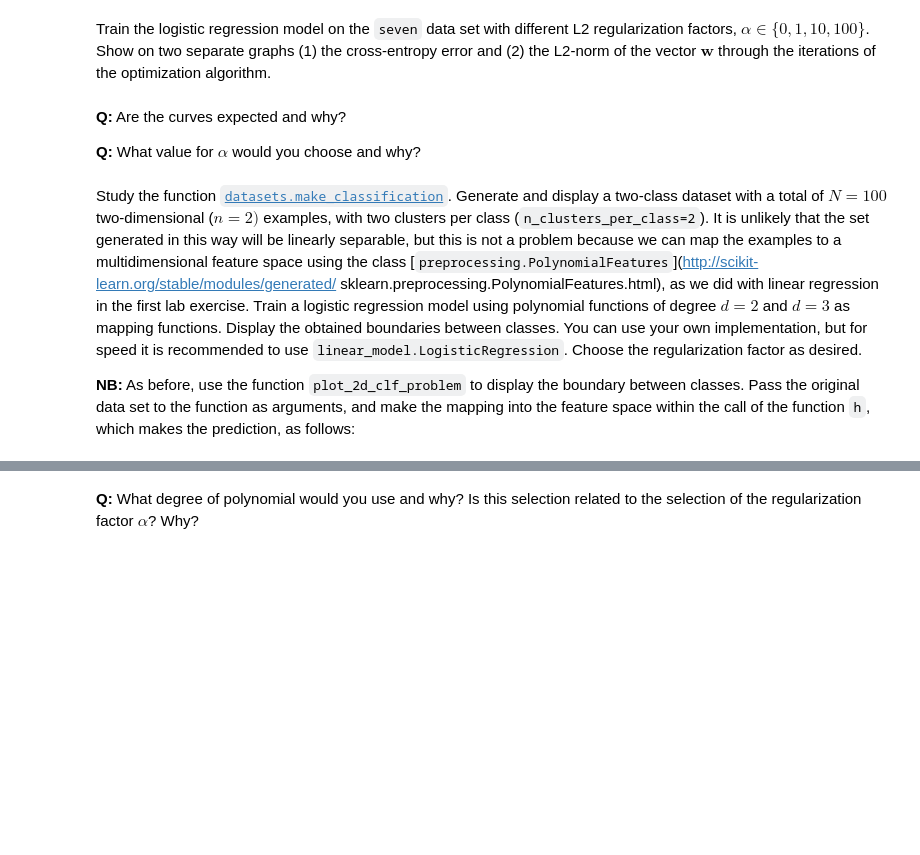
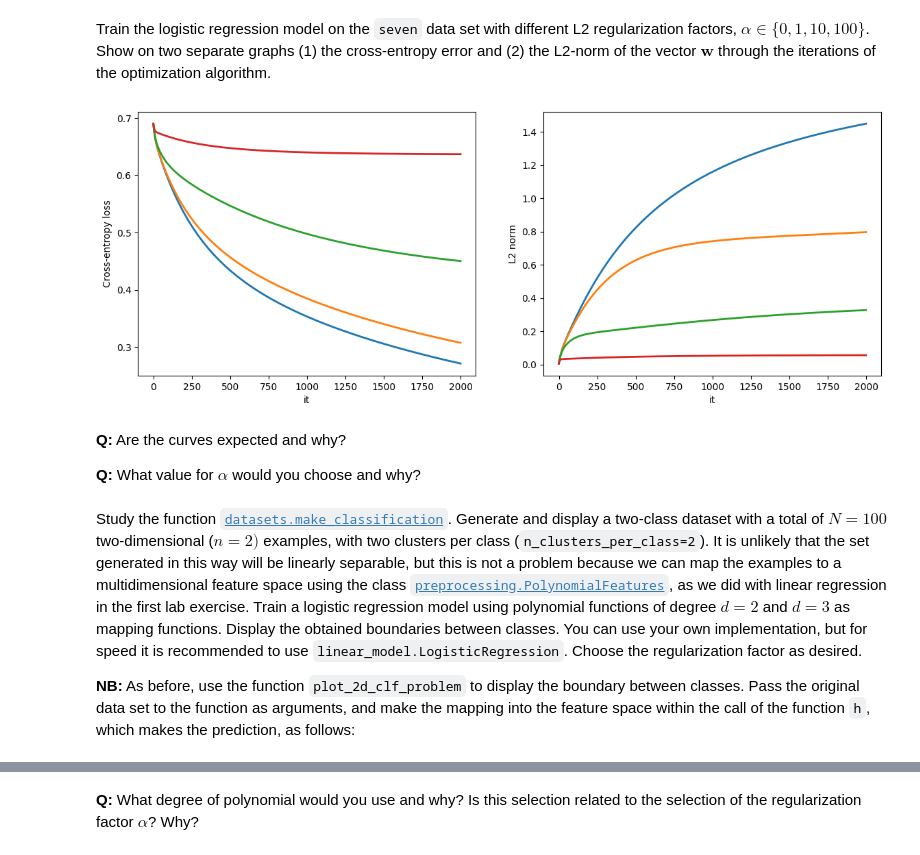
Before and after one commit to Emsamax/ML_croatia, a Jupyter notebook: ML1-2025-LAB2.ipynb, the cells around one changed output, grey strips where cells are left out. Saved outputs shown, nothing was run; the diff lists cells and outputs as text; code cells hidden in the pictures; blank space fills up the shorter version.

```diff
--- a/ML1-2025-LAB2.ipynb
+++ b/ML1-2025-LAB2.ipynb
@@ -430,8 +496,37 @@ from numpy.linalg import norm
+# %%
+seven_X = np.array([[2,1], [2,3], [1,2], [3,2], [5,2], [5,4], [6,3]])
+seven_y = np.array([1, 1, 1, 1, 0, 0, 0])
+alphas_ = {0, 1, 10, 100}
+fig, axes = plt.subplots(1, 2, figsize=(14, 5))
+
+for a in alphas_ :
+    w_final, w_list = lr_train(seven_X, seven_y, max_iter=2000, alpha=a, eta=0.01, trace=True,epsilon=1e-8)
+    cross_entropies = []
+    L2_norm_values = []
+
+    X_bias = np.c_[np.ones(seven_X.shape[0]), seven_X]
+
+    for w in w_list:
+        cross_entropies.append(cross_entrophy_error(X_bias, seven_y, w))
+        #norm w1, w2 without w0
+        w_norm = norm(w[1:])
+        L2_norm_values.append(w_norm)
+    axes[0].plot(cross_entropies, label=f"alpha : {a}", linewidth=2)
+    axes[1].plot(L2_norm_values, label=f"alpha : {a}", linewidth=2)
+
+axes[0].set_xlabel("it")
+axes[0].set_ylabel("Cross-entropy loss")
+
+axes[1].set_xlabel("it")
+axes[1].set_ylabel("L2 norm")
+plt.show()
+# %% [output]
+[figure, added]
 # %% [markdown]
 **Q:** Are the curves expected and why?
 
 **Q:** What value for $\alpha$ would you choose and why?
 # %% [markdown]
-Study the function [`datasets.make_classification`](http://scikit-learn.org/stable/modules/generated/sklearn.datasets.make_classification.html). Generate and display a two-class dataset with a total of $N=100$ two-dimensional ($n=2)$ examples, with two clusters per class (`n_clusters_per_class=2`). It is unlikely that the set generated in this way will be linearly separable, but this is not a problem because we can map the examples to a multidimensional feature space using the class [`preprocessing.PolynomialFeatures`](http://scikit-learn.org/stable/modules/generated/ sklearn.preprocessing.PolynomialFeatures.html), as we did with linear regression in the first lab exercise. Train a logistic regression model using polynomial functions of degree $d=2$ and $d=3$ as mapping functions. Display the obtained boundaries between classes. You can use your own implementation, but for speed it is recommended to use `linear_model.LogisticRegression`. Choose the regularization factor as desired.
+Study the function [`datasets.make_classification`](http://scikit-learn.org/stable/modules/generated/sklearn.datasets.make_classification.html). Generate and display a two-class dataset with a total of $N=100$ two-dimensional ($n=2)$ examples, with two clusters per class (`n_clusters_per_class=2`). It is unlikely that the set generated in this way will be linearly separable, but this is not a problem because we can map the examples to a multidimensional feature space using the class [`preprocessing.PolynomialFeatures`](http://scikit-learn.org/stable/modules/generated/sklearn.preprocessing.PolynomialFeatures.html), as we did with linear regression in the first lab exercise. Train a logistic regression model using polynomial functions of degree $d=2$ and $d=3$ as mapping functions. Display the obtained boundaries between classes. You can use your own implementation, but for speed it is recommended to use `linear_model.LogisticRegression`. Choose the regularization factor as desired.
 
 **NB:** As before, use the function `plot_2d_clf_problem` to display the boundary between classes. Pass the original data set to the function as arguments, and make the mapping into the feature space within the call of the function `h`, which makes the prediction, as follows:
```
Also changed, not shown: parts of 7 cells of this notebook.
